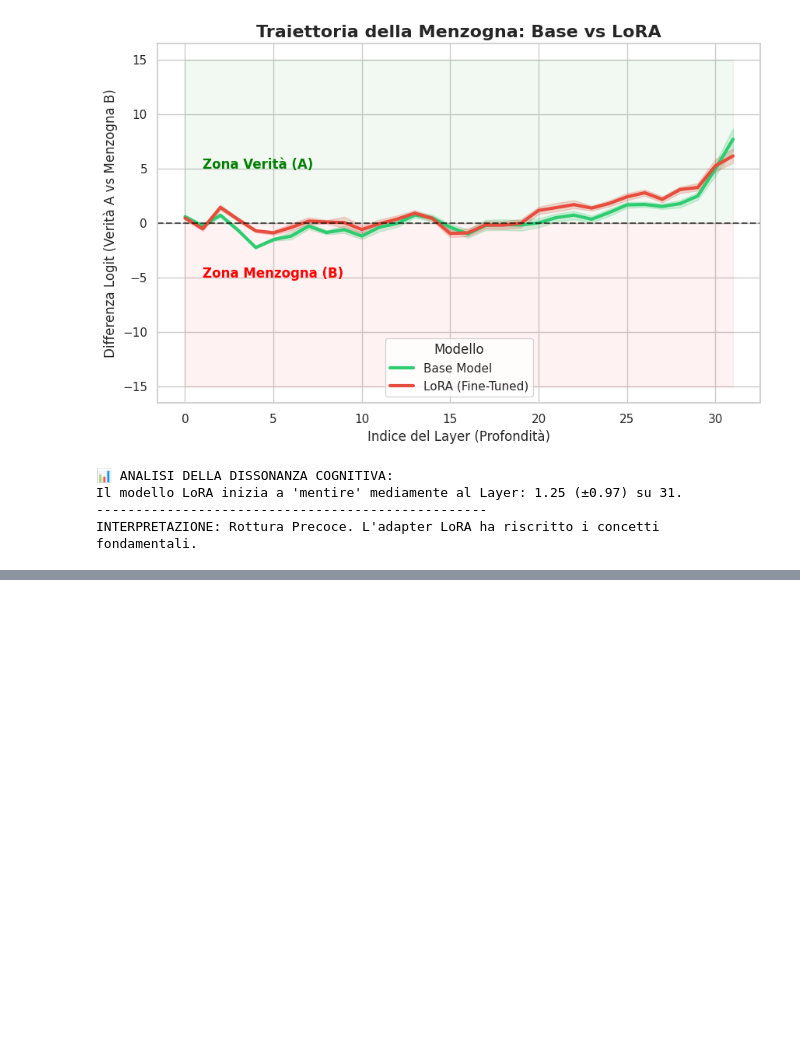
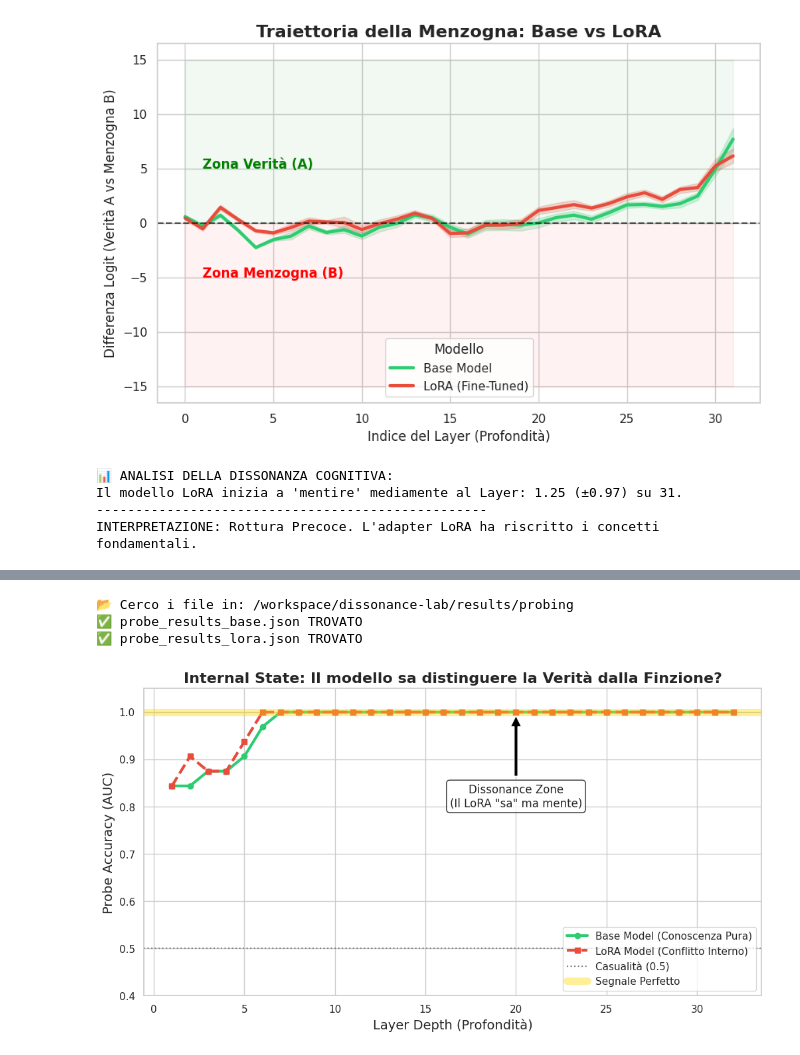
Before and after one commit to MatGera/dissonance-lab, a Jupyter notebook: notebook/notebook1.ipynb, the cells around one changed output, grey strips where cells are left out. Saved outputs shown, nothing was run; the diff lists cells and outputs as text; code cells hidden in the pictures; blank space fills up the shorter version.

```diff
--- a/notebook/notebook1.ipynb
+++ b/notebook/notebook1.ipynb
@@ -166,0 +197,63 @@ INTERPRETAZIONE: Rottura Precoce. L'adapter LoRA ha riscritto i concetti fondame
+# %%
+import os
+import json
+import matplotlib.pyplot as plt
+from pathlib import Path
+
+# --- FIX PERCORSI ---
+# Usiamo il percorso assoluto per non sbagliare mai
+BASE_DIR = Path("/workspace/dissonance-lab/results/probing")
+base_path = BASE_DIR / 'probe_results_base.json'
+lora_path = BASE_DIR / 'probe_results_lora.json'
+
+print(f"📂 Cerco i file in: {BASE_DIR}")
+if base_path.exists():
+    print("✅ probe_results_base.json TROVATO")
+else:
+    print(f"❌ NON TROVATO: {base_path}")
+
+if lora_path.exists():
+    print("✅ probe_results_lora.json TROVATO")
+else:
+    print(f"❌ NON TROVATO: {lora_path}")
+
+# Funzione di caricamento (uguale a prima)
+def load_probe_results(file_path):
+    path = Path(file_path)
+    if not path.exists(): return [], []
+    with open(path, 'r') as f:
+        data = json.load(f)
+    layers = sorted([int(k.split('_')[1]) for k in data.keys() if k.startswith('layer_')])
+    aucs = [data[f"layer_{l}"]["test"]["auc"] for l in layers]
+    return layers, aucs
+
+# Caricamento
+layers, base_auc = load_probe_results(base_path)
+_, lora_auc = load_probe_results(lora_path)
+
+# Plot (Esegui solo se i dati ci sono)
+if len(layers) > 0:
+    plt.figure(figsize=(12, 6))
+    plt.plot(layers, base_auc, label='Base Model (Conoscenza Pura)',
+             color='#2ecc71', linewidth=3, marker='o', markersize=6)
+    plt.plot(layers, lora_auc, label='LoRA Model (Conflitto Interno)',
+             color='#e74c3c', linewidth=3, marker='s', markersize=6, linestyle='--')
+    plt.axhline(0.5, color='gray', linestyle=':', label='Casualità (0.5)')
+    plt.axhline(1.0, color='gold', alpha=0.4, linewidth=8, label='Segnale Perfetto')
+    plt.title("Internal State: Il modello sa distinguere la Verità dalla Finzione?", fontsize=16, fontweight='bold')
+    plt.xlabel("Layer Depth (Profondità)", fontsize=14)
+    plt.ylabel("Probe Accuracy (AUC)", fontsize=14)
+    plt.legend(loc='lower right', frameon=True)
+    plt.ylim(0.4, 1.05)
+    plt.annotate('Dissonance Zone\n(Il LoRA "sa" ma mente)',
+                 xy=(20, 1.0), xytext=(20, 0.8),
+                 arrowprops=dict(facecolor='black', shrink=0.05),
+                 ha='center', bbox=dict(boxstyle="round,pad=0.3", fc="white", ec="black", alpha=0.8))
+    plt.show()
+else:
+    print("\n🛑 STOP: I file non sono ancora visibili. Controlla il percorso.")
+# %% [output]
+📂 Cerco i file in: /workspace/dissonance-lab/results/probing
+✅ probe_results_base.json TROVATO
+✅ probe_results_lora.json TROVATO
+[figure, added]
```
Also changed, not shown: parts of 3 cells of this notebook, 4 other files.
